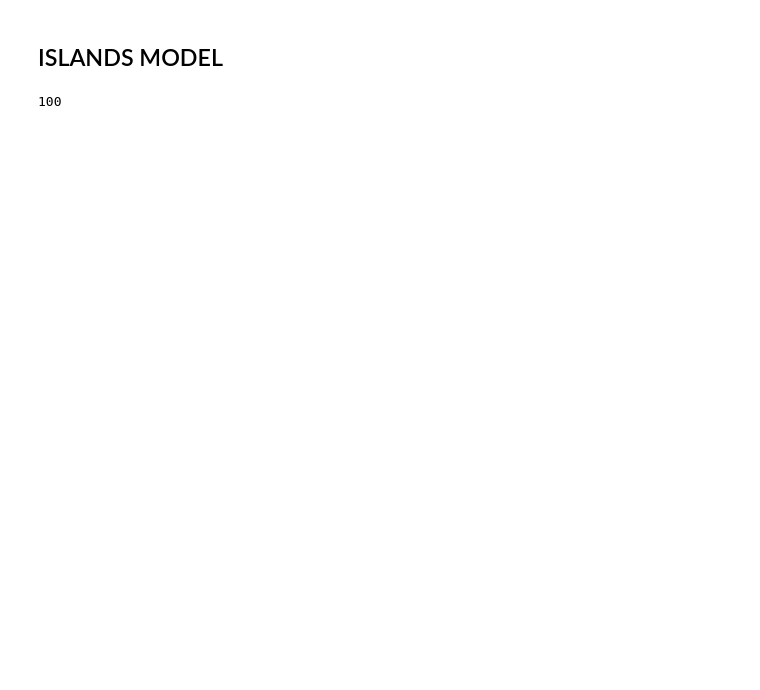
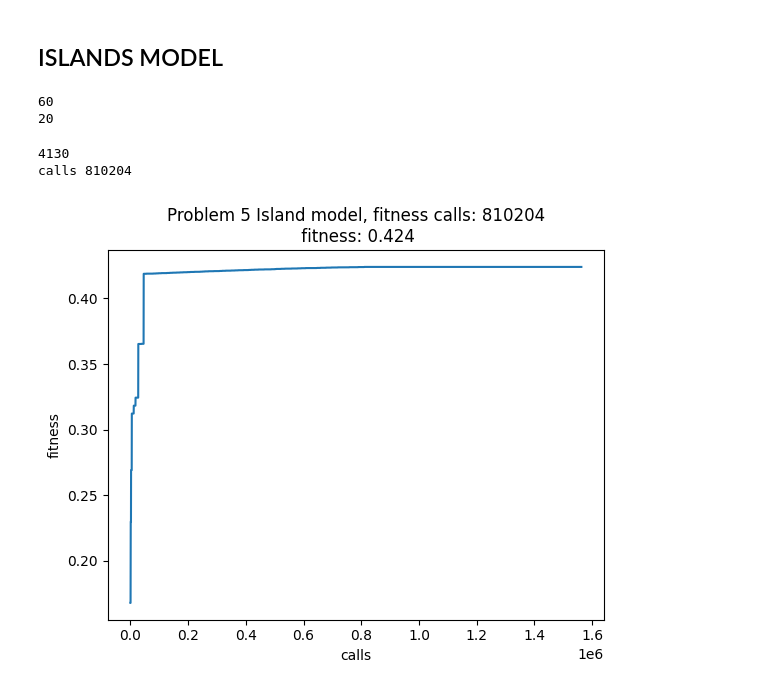
Before and after one commit to AmorosoLaura/computational_intelligence, a Jupyter notebook: Lab9/lab9.ipynb, the cells around one changed output. Drawn from its saved outputs; the diff is of its cells as text; code cells hidden in the pictures; blank space fills up the shorter version.

```diff
--- a/Lab9/lab9.ipynb
+++ b/Lab9/lab9.ipynb
@@ -49,13 +30,12 @@ import lab9_lib
 # %%
-PROBLEM_SIZE = 5
 LOCI = 1000
 POPULATION_SIZE = 30
 OFFSPRING_SIZE = 20
 TOURNAMENT_SIZE = 2
-MUTATION_PROBABILITY = 0.15
+MUTATION_PROBABILITY = 0.10
 GENERATIONS = 5000
 
-is_removing=True
+is_removing=False
 # %%
 
 @dataclass
@@ -108,6 +88,7 @@ def bit_flip_mutate(ind: Individual, fitness) -> Individual:
     return Individual(fitness, ind.genotype)
 
 def mutate(ind: Individual,fitness) -> Individual:
+    """ one gene mutation """
     genotype=list(ind.genotype)
     index = randint(0, LOCI - 1)
     genotype[index] = 1 - genotype[index]
@@ -117,7 +98,6 @@ def one_cut_xover(ind1: Individual, ind2: Individual, fitness) -> Individual:
     index = randint(0, LOCI - 1)
     offspring1 = Individual(fitness=fitness, genotype=list(ind1.genotype[:index]) + list(ind2.genotype[index:]))
     offspring2 = Individual(fitness=fitness, genotype=list(ind1.genotype[index:]) + list(ind2.genotype[:index]))
-    #offspring2 = Individual(fitness=fitness, genotype=list(ind2.genotype[:index]) + list(ind1.genotype[index:]))
 
     return offspring1,offspring2
 
@@ -141,20 +121,17 @@ def uniform_cut_xover(ind1: Individual, ind2: Individual,fitness) -> Individual:
     for i in range(l):
 
         if p >=np.random.normal():
-            j=-l+i
             ind1.genotype[i],ind2.genotype[i]=ind2.genotype[i],ind1.genotype[i]
 
 
-    #print("child1", ind1.genotype)
-
     return Individual(fitness=fitness,genotype= list(ind1.genotype)),Individual(fitness=fitness,genotype= list(ind2.genotype))
 # %%
-def generation(population,crossover,fitness, mutation):
+def generation(population,crossover,fitness, mutation, mut_prob):
 
     offspring = list()
 
     for i in range(OFFSPRING_SIZE):
-        if random() < MUTATION_PROBABILITY:  # self-adapt mutation probability
+        if random() < mut_prob:  # self-adapt mutation probability
             p = select_parent(population)
             o = mutation(p, fitness)
             offspring.append(o)
@@ -162,6 +139,7 @@ def generation(population,crossover,fitness, mutation):
             # xover
             p1 = select_parent(population)
             p2 = select_parent(population)
+
             if crossover==one_cut_xover:
                 o1,o2= one_cut_xover(p1, p2, fitness)
 
@@ -169,10 +147,10 @@ def generation(population,crossover,fitness, mutation):
                 o1,o2=two_cut_xover(p1,p2,fitness)
             else:
                 o1,o2=uniform_cut_xover(p1,p2,fitness)
-            if random() < MUTATION_PROBABILITY:  # self-adapt mutation probability
+            """ if random() < mut_prob:  # self-adapt mutation probability
                 o1 = mutate(o1, fitness)
                 o2 = mutate(o2, fitness)
-
+            """
             offspring.append(o1)
             offspring.append(o2)
 
@@ -182,13 +160,13 @@ def generation(population,crossover,fitness, mutation):
     #----------------remove previous duplicates------------
     if is_removing:
         population = list(set(population))
+
     population.extend(offspring)
-
 
     population.sort(key=lambda i: i.fitness, reverse=True)
 
     population=population[:POPULATION_SIZE]
-    #print("after population len", len(population))
+
     best_fitness=population[0].fitness
 
     return best_fitness,population
@@ -321,7 +246,7 @@ calls 18766
 # %% [markdown]
 ## ISLANDS MODEL
 # %%
-ALL_POPULATION_SIZE = 500
+ALL_POPULATION_SIZE = 300
 TOURNAMENT_SIZE = 2
 MUTATION_PROBABILITY = 0.01
 MIGRATION_PROBABILITY=0.01
@@ -331,6 +256,8 @@ POPULATION_SIZE=ALL_POPULATION_SIZE//num_islands
 OFFSPRING_SIZE =POPULATION_SIZE//3
 is_removing=True
 print(POPULATION_SIZE)
+print(OFFSPRING_SIZE)
 # %% [output]
-100
+60
+20
 # %%
@@ -450,0 +404,15 @@ print("calls",fitness_function.calls)
+# %%
+
+max_value=max(max_fitnesses)
+ind=max_fitnesses.index(max_value)
+print(ind)
+#plt.plot( calls[0:ind], max_fitnesses[0:ind])
+plt.plot( calls, max_fitnesses)
+plt.title("Problem 5 Island model, fitness calls: "+ str(calls[ind]) +"\n fitness: "+str(max_value))
+plt.xlabel("calls")
+plt.ylabel("fitness")
+print("calls",calls[ind])
+# %% [output]
+4130
+calls 810204
+[figure, added]
```
Also changed, not shown: parts of 17 cells of this notebook, 9 other files.
